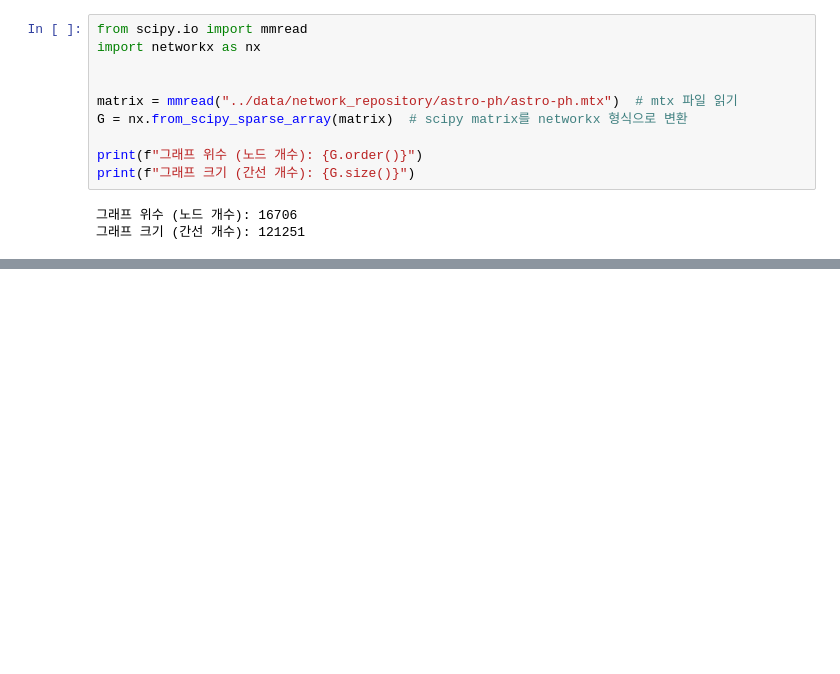
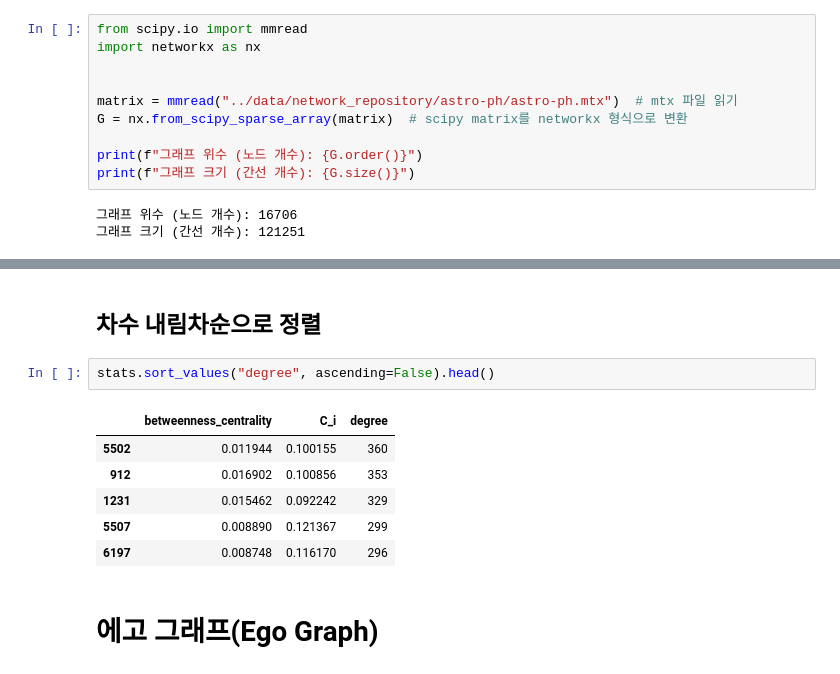
Before and after one commit to Kwan-Gu/graph_ml, a Jupyter notebook: graph_ml_learn/04_read_mtx.ipynb, the cells around one changed output, grey strips where cells are left out. Saved outputs shown, nothing was run; the diff lists cells and outputs as text; blank space fills up the shorter version.

```diff
--- a/graph_ml_learn/04_read_mtx.ipynb
+++ b/graph_ml_learn/04_read_mtx.ipynb
@@ -26,0 +67,13 @@ stats = pd.DataFrame({
+# %% [markdown]
+## 차수 내림차순으로 정렬
+# %%
+stats.sort_values("degree", ascending=False).head()
+# %% [output]
+|  | betweenness_centrality | C_i | degree |
+| 5502 | 0.011944 | 0.100155 | 360 |
+| 912 | 0.016902 | 0.100856 | 353 |
+| 1231 | 0.015462 | 0.092242 | 329 |
+| 5507 | 0.008890 | 0.121367 | 299 |
+| 6197 | 0.008748 | 0.116170 | 296 |
+# %% [markdown]
+# 에고 그래프(Ego Graph)
```
Also changed, not shown: parts of 14 cells of this notebook, 1 other file.
